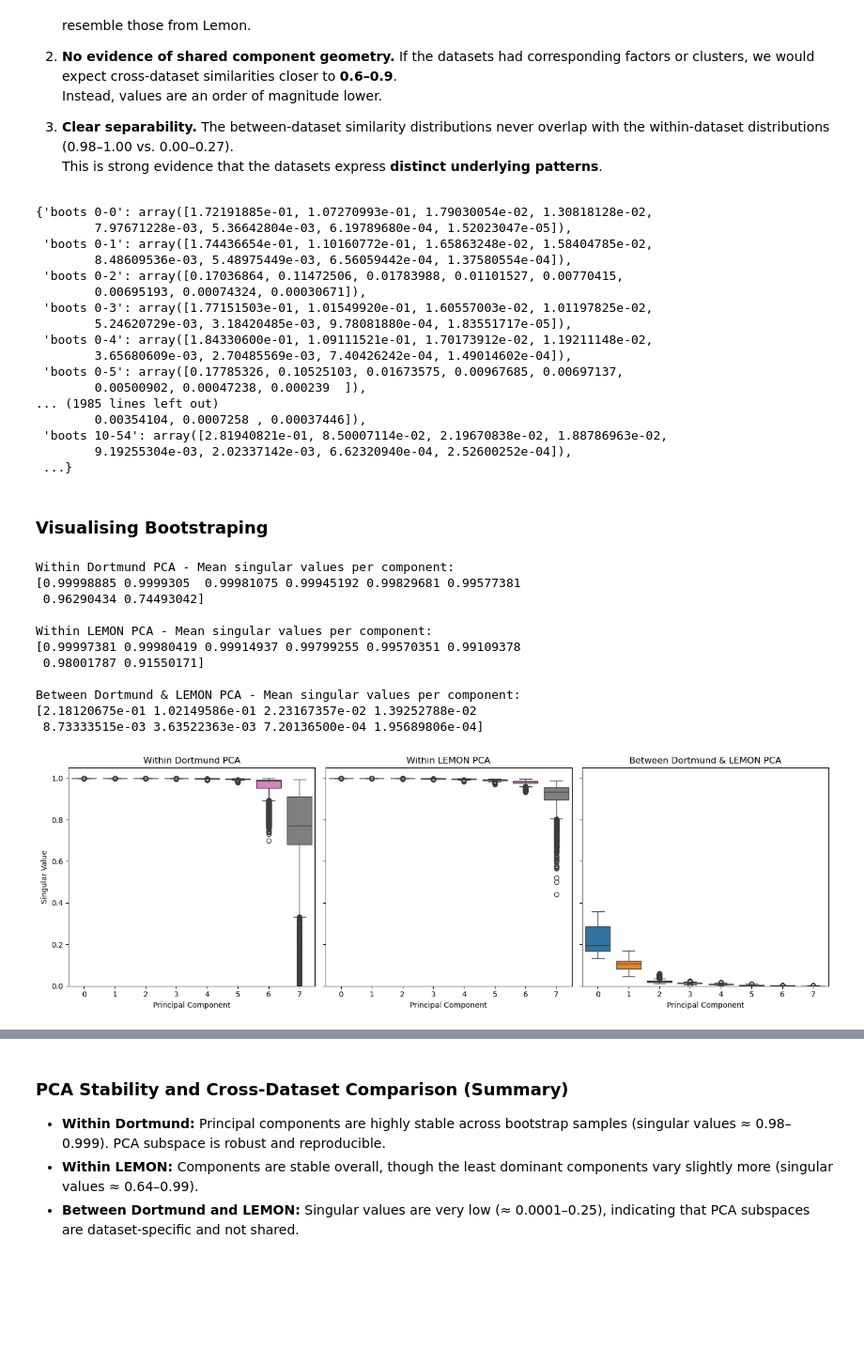
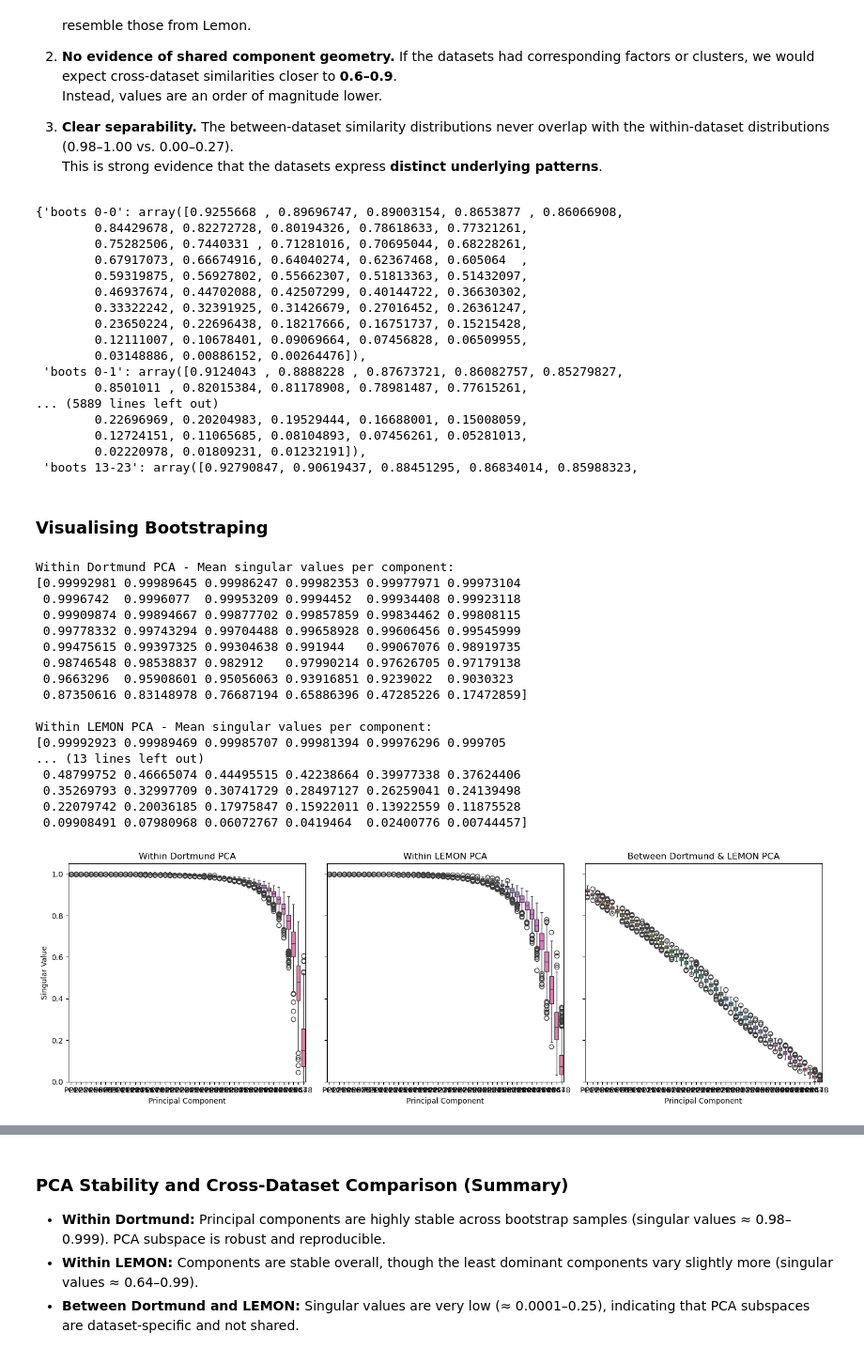
Before and after one commit to xandime/EEG_cluster_detection, a Jupyter notebook: PCA.ipynb, the cells around one changed output, grey strips where cells are left out. Shown at 94% size. Drawn from its saved outputs; the diff is of its cells as text; code cells hidden in the pictures; blank space fills up the shorter version.

```diff
--- a/PCA.ipynb
+++ b/PCA.ipynb
@@ -383,9 +383,12 @@ def bootstrap_pca(X, n_boot, variance_threshold=0.99):
         # Resample rows (participants) with replacement
         X_resampled = resample(X, random_state=i)
 
+        # Standardize resampled data
+        X_scaled = StandardScaler().fit_transform(X_resampled)
+
         # Fit PCA to bootstrap-sampled data
         pca = PCA(n_components=variance_threshold)
-        pca.fit(X_resampled)
+        pca.fit(X_scaled)
 
         # Store the component vectors
         components_boot.append(pca.components_.T)   # shape: features × components
@@ -413,7 +416,7 @@ def singular_values(mat1, mat2):
     return s
 # %%
 # Number of bootstrap iterations
-n_boot = 100  # For readability in examples; typically use >=100 in actual analysis
+n_boot = 50  # For readability in examples; typically use >=100 in actual analysis
 
 # Run bootstrap PCA on Dortmund and LEMON datasets
 dort_comp, min_dort = bootstrap_pca(dort, n_boot)
@@ -528,26 +531,28 @@ This pattern indicates:
 # %%
 results["between_DL"]
 # %% [output]
-{'boots 0-0': array([1.72191885e-01, 1.07270993e-01, 1.79030054e-02, 1.30818128e-02,
-        7.97671228e-03, 5.36642804e-03, 6.19789680e-04, 1.52023047e-05]),
- 'boots 0-1': array([1.74436654e-01, 1.10160772e-01, 1.65863248e-02, 1.58404785e-02,
-        8.48609536e-03, 5.48975449e-03, 6.56059442e-04, 1.37580554e-04]),
- 'boots 0-2': array([0.17036864, 0.11472506, 0.01783988, 0.01101527, 0.00770415,
-        0.00695193, 0.00074324, 0.00030671]),
- 'boots 0-3': array([1.77151503e-01, 1.01549920e-01, 1.60557003e-02, 1.01197825e-02,
-        5.24620729e-03, 3.18420485e-03, 9.78081880e-04, 1.83551717e-05]),
- 'boots 0-4': array([1.84330600e-01, 1.09111521e-01, 1.70173912e-02, 1.19211148e-02,
-        3.65680609e-03, 2.70485569e-03, 7.40426242e-04, 1.49014602e-04]),
- 'boots 0-5': array([0.17785326, 0.10525103, 0.01673575, 0.00967685, 0.00697137,
-        0.00500902, 0.00047238, 0.000239  ]),
-... (1985 lines left out)
-        0.00354104, 0.0007258 , 0.00037446]),
- 'boots 10-54': array([2.81940821e-01, 8.50007114e-02, 2.19670838e-02, 1.88786963e-02,
-        9.19255304e-03, 2.02337142e-03, 6.62320940e-04, 2.52600252e-04]),
- ...}
+{'boots 0-0': array([0.9255668 , 0.89696747, 0.89003154, 0.8653877 , 0.86066908,
+        0.84429678, 0.82272728, 0.80194326, 0.78618633, 0.77321261,
+        0.75282506, 0.7440331 , 0.71281016, 0.70695044, 0.68228261,
+        0.67917073, 0.66674916, 0.64040274, 0.62367468, 0.605064  ,
+        0.59319875, 0.56927802, 0.55662307, 0.51813363, 0.51432097,
+        0.46937674, 0.44702088, 0.42507299, 0.40144722, 0.36630302,
+        0.33322242, 0.32391925, 0.31426679, 0.27016452, 0.26361247,
+        0.23650224, 0.22696438, 0.18217666, 0.16751737, 0.15215428,
+        0.12111007, 0.10678401, 0.09069664, 0.07456828, 0.06509955,
+        0.03148886, 0.00886152, 0.00264476]),
+ 'boots 0-1': array([0.9124043 , 0.8888228 , 0.87673721, 0.86082757, 0.85279827,
+        0.8501011 , 0.82015384, 0.81178908, 0.78981487, 0.77615261,
+... (5889 lines left out)
+        0.22696969, 0.20204983, 0.19529444, 0.16688001, 0.15008059,
+        0.12724151, 0.11065685, 0.08104893, 0.07456261, 0.05281013,
+        0.02220978, 0.01809231, 0.01232191]),
+ 'boots 13-23': array([0.92790847, 0.90619437, 0.88451295, 0.86834014, 0.85988323,
 # %% [markdown]
 ### Visualising Bootstraping
 # %%
+import seaborn as sns
+
 def summarize_bootstrap_results_subplots(results_dicts, titles):
     """
     Plot multiple bootstrap singular value boxplots in subplots.
@@ -558,42 +563,53 @@ def summarize_bootstrap_results_subplots(results_dicts, titles):
     n_plots = len(results_dicts)
     fig, axes = plt.subplots(1, n_plots, figsize=(5*n_plots, 5), sharey=True)
 
     if n_plots == 1:
         axes = [axes]  # Ensure axes is iterable
 
     for ax, results_dict, title in zip(axes, results_dicts, titles):
         all_svals = np.array(list(results_dict.values()))
         sns.boxplot(data=all_svals, ax=ax)
+
+        n_components = all_svals.shape[1]
+        ax.set_xticks(range(n_components))
+        ax.set_xticklabels([f"PC{i}" for i in range(1, n_components+1)])
+
         ax.set_xlabel("Principal Component")
         ax.set_title(title)
         ax.set_ylim(0,1.05)
 
         # Print mean singular values
         mean_svals = np.mean(all_svals, axis=0)
         print(f"{title} - Mean singular values per component:\n{mean_svals}\n")
 
     axes[0].set_ylabel("Singular Value")
     plt.tight_layout()
     plt.show()
 
 # Call the function
 summarize_bootstrap_results_subplots(
     [results["within_Dortmund"], results["within_Lemon"], results["between_DL"]],
     ["Within Dortmund PCA", "Within LEMON PCA", "Between Dortmund & LEMON PCA"]
 )
 # %% [output]
 Within Dortmund PCA - Mean singular values per component:
-[0.99998885 0.9999305  0.99981075 0.99945192 0.99829681 0.99577381
- 0.96290434 0.74493042]
+[0.99992981 0.99989645 0.99986247 0.99982353 0.99977971 0.99973104
+ 0.9996742  0.9996077  0.99953209 0.9994452  0.99934408 0.99923118
+ 0.99909874 0.99894667 0.99877702 0.99857859 0.99834462 0.99808115
+ 0.99778332 0.99743294 0.99704488 0.99658928 0.99606456 0.99545999
+ 0.99475615 0.99397325 0.99304638 0.991944   0.99067076 0.98919735
+ 0.98746548 0.98538837 0.982912   0.97990214 0.97626705 0.97179138
+ 0.9663296  0.95908601 0.95056063 0.93916851 0.9239022  0.9030323
+ 0.87350616 0.83148978 0.76687194 0.65886396 0.47285226 0.17472859]
 
 Within LEMON PCA - Mean singular values per component:
-[0.99997381 0.99980419 0.99914937 0.99799255 0.99570351 0.99109378
- 0.98001787 0.91550171]
-
-Between Dortmund & LEMON PCA - Mean singular values per component:
-[2.18120675e-01 1.02149586e-01 2.23167357e-02 1.39252788e-02
- 8.73333515e-03 3.63522363e-03 7.20136500e-04 1.95689806e-04]
+[0.99992923 0.99989469 0.99985707 0.99981394 0.99976296 0.999705
+... (13 lines left out)
+ 0.48799752 0.46665074 0.44495515 0.42238664 0.39977338 0.37624406
+ 0.35269793 0.32997709 0.30741729 0.28497127 0.26259041 0.24139498
+ 0.22079742 0.20036185 0.17975847 0.15922011 0.13922559 0.11875528
+ 0.09908491 0.07980968 0.06072767 0.0419464  0.02400776 0.00744457]
-[figure, old version]
+[figure, new version]
 # %%
 def lineplot_bootstrap_subplot(results_dicts, titles):
     """
```
Also changed, not shown: parts of 7 cells of this notebook, 1 other file.
